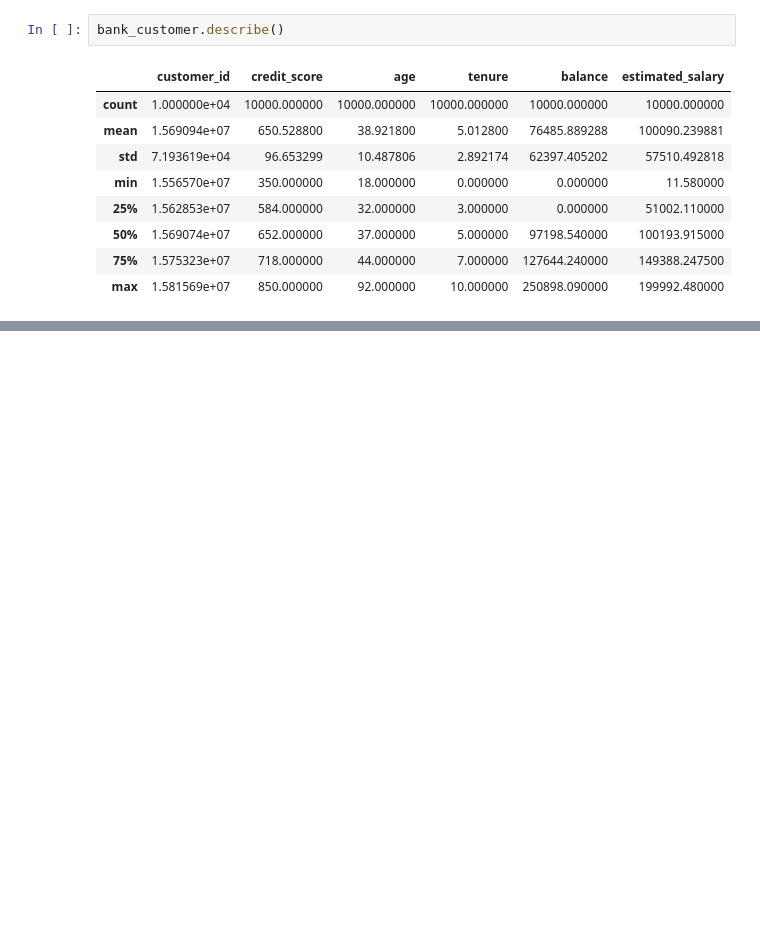
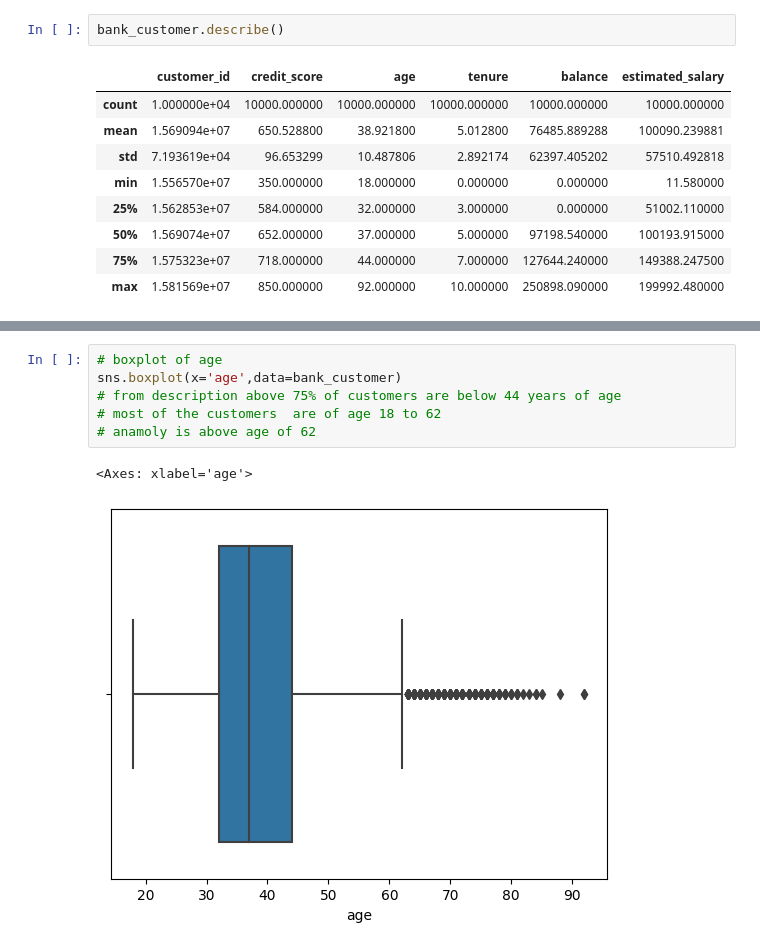
Before and after one commit to Shweta-singh-davv/python-data-science, a Jupyter notebook: bank_customer_churn.ipynb, the cells around one changed output, grey strips where cells are left out. Cells and saved outputs as stored; diff of their text form; blank space fills up the shorter version.

```diff
--- a/bank_customer_churn.ipynb
+++ b/bank_customer_churn.ipynb
@@ -103,0 +149,9 @@ bank_customer.describe()
+# %%
+# boxplot of age
+sns.boxplot(x='age',data=bank_customer)
+# from description above 75% of customers are below 44 years of age
+# most of the customers  are of age 18 to 62
+# anamoly is above age of 62
+# %% [output]
+<Axes: xlabel='age'>
+[figure, added]
```
Also changed, not shown: parts of 7 cells of this notebook.
